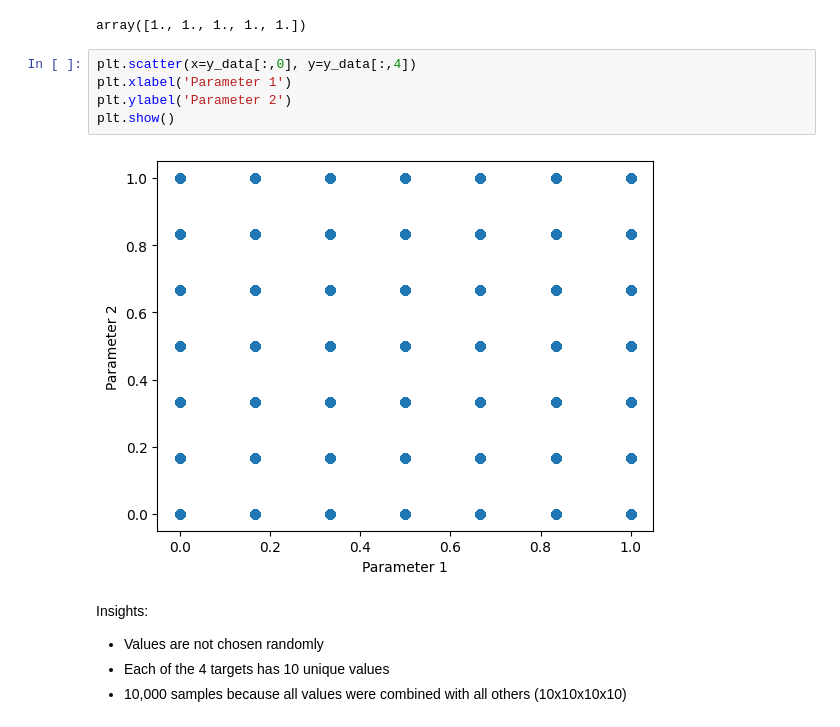
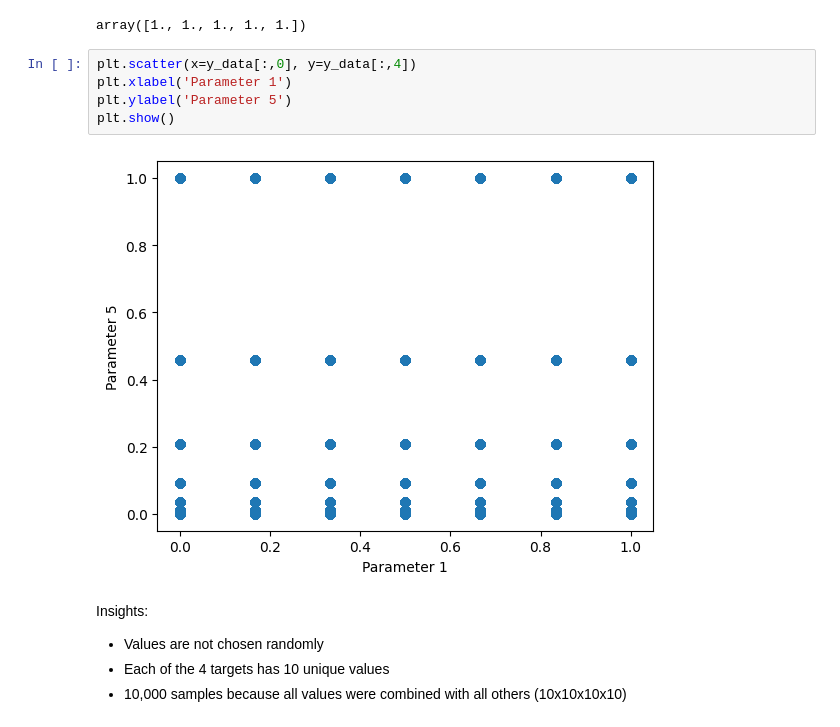
Before and after one commit to JudithBeck/star-formation-ML, a Jupyter notebook: notebooks/data_exploration.ipynb, the cells around one changed output. Cells and saved outputs as stored; diff of their text form.

```diff
--- a/notebooks/data_exploration.ipynb
+++ b/notebooks/data_exploration.ipynb
@@ -52,10 +52,10 @@ array([1., 1., 1., 1., 1.])
 # %%
 plt.scatter(x=y_data[:,0], y=y_data[:,4])
 plt.xlabel('Parameter 1')
-plt.ylabel('Parameter 2')
+plt.ylabel('Parameter 5')
 plt.show()
 # %% [output]
-[figure, old version]
+[figure, new version]
 # %% [markdown]
 Insights:
 - Values are not chosen randomly
```
Also changed, not shown: 2 other files.
